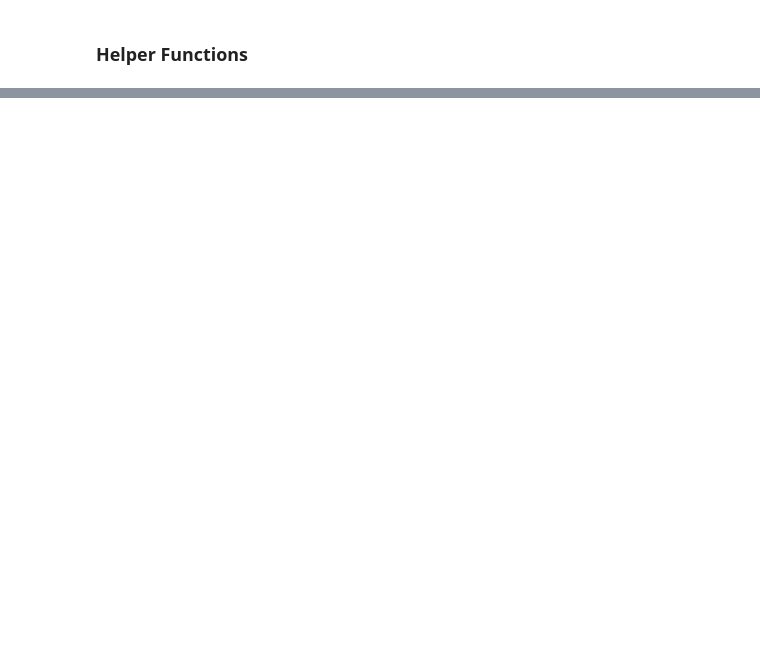
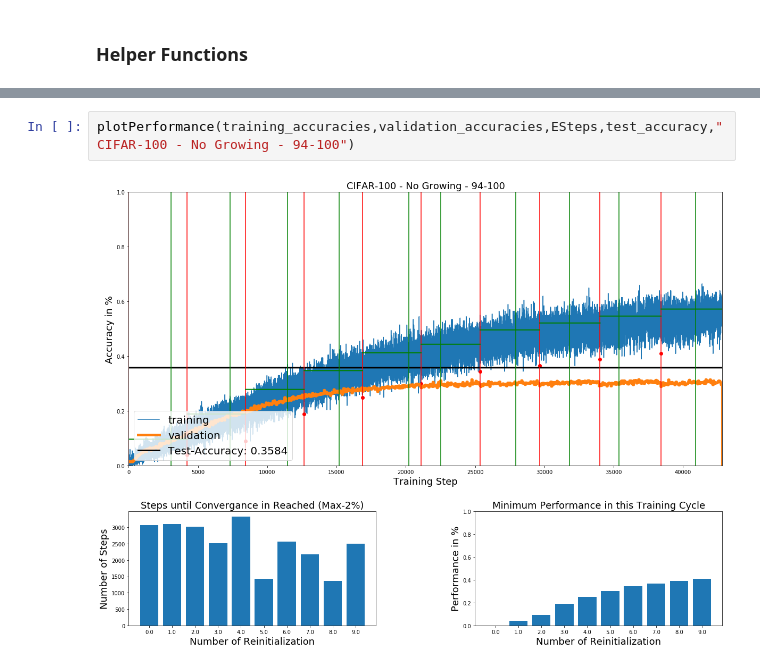
Before and after one commit to vkakerbeck/Progressively-Growing-Networks, a Jupyter notebook: CIFAR-100-Growing.ipynb, the cells around one changed output, grey strips where cells are left out. Drawn from its saved outputs; the diff is of its cells as text; blank space fills up the shorter version.

```diff
--- a/CIFAR-100-Growing.ipynb
+++ b/CIFAR-100-Growing.ipynb
@@ -853,0 +775,4 @@ plotPerformance(training_accuracies,validation_accuracies,ESteps,"Normal Network
+# %%
+plotPerformance(training_accuracies,validation_accuracies,ESteps,test_accuracy,"CIFAR-100 - No Growing - 94-100")
+# %% [output]
+[figure, added]
```
Also changed, not shown: parts of 44 cells of this notebook.
